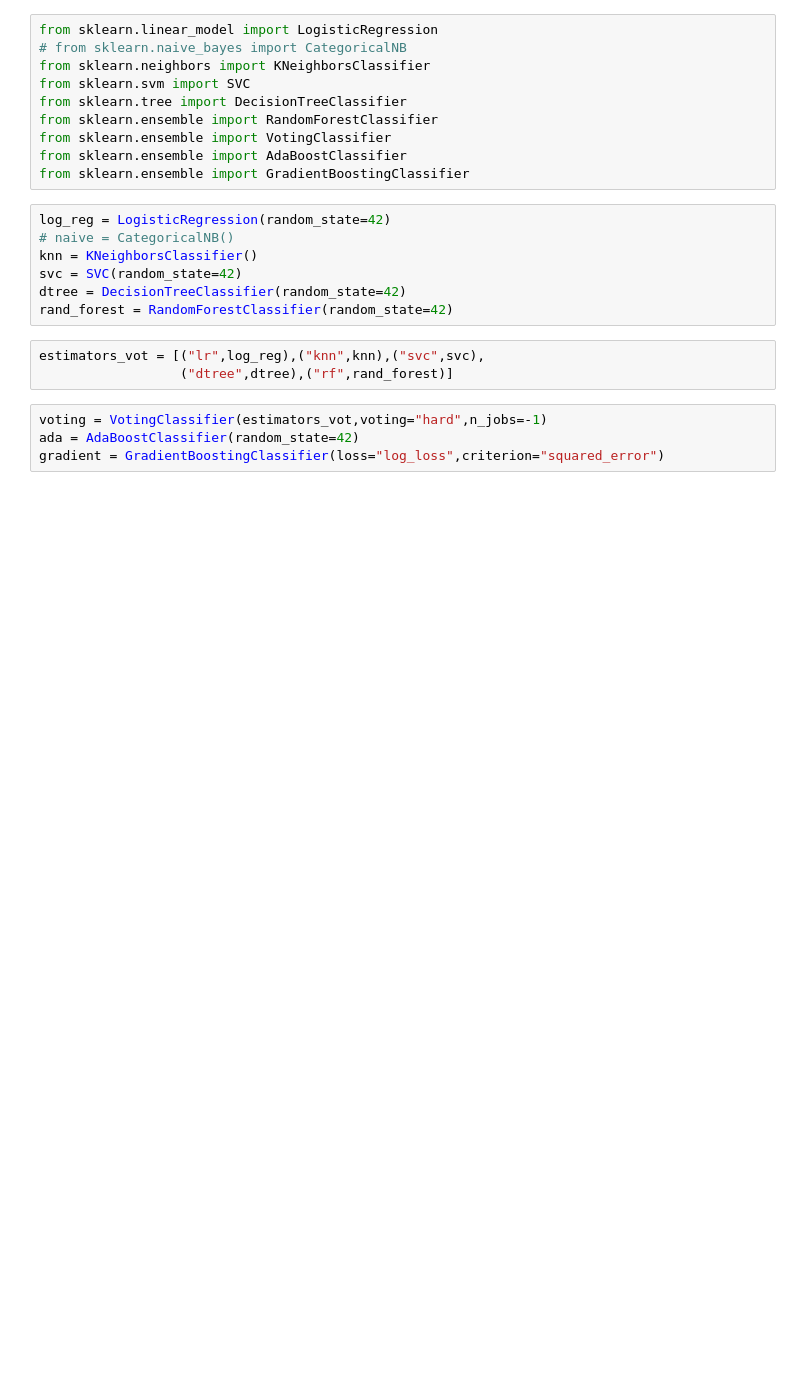
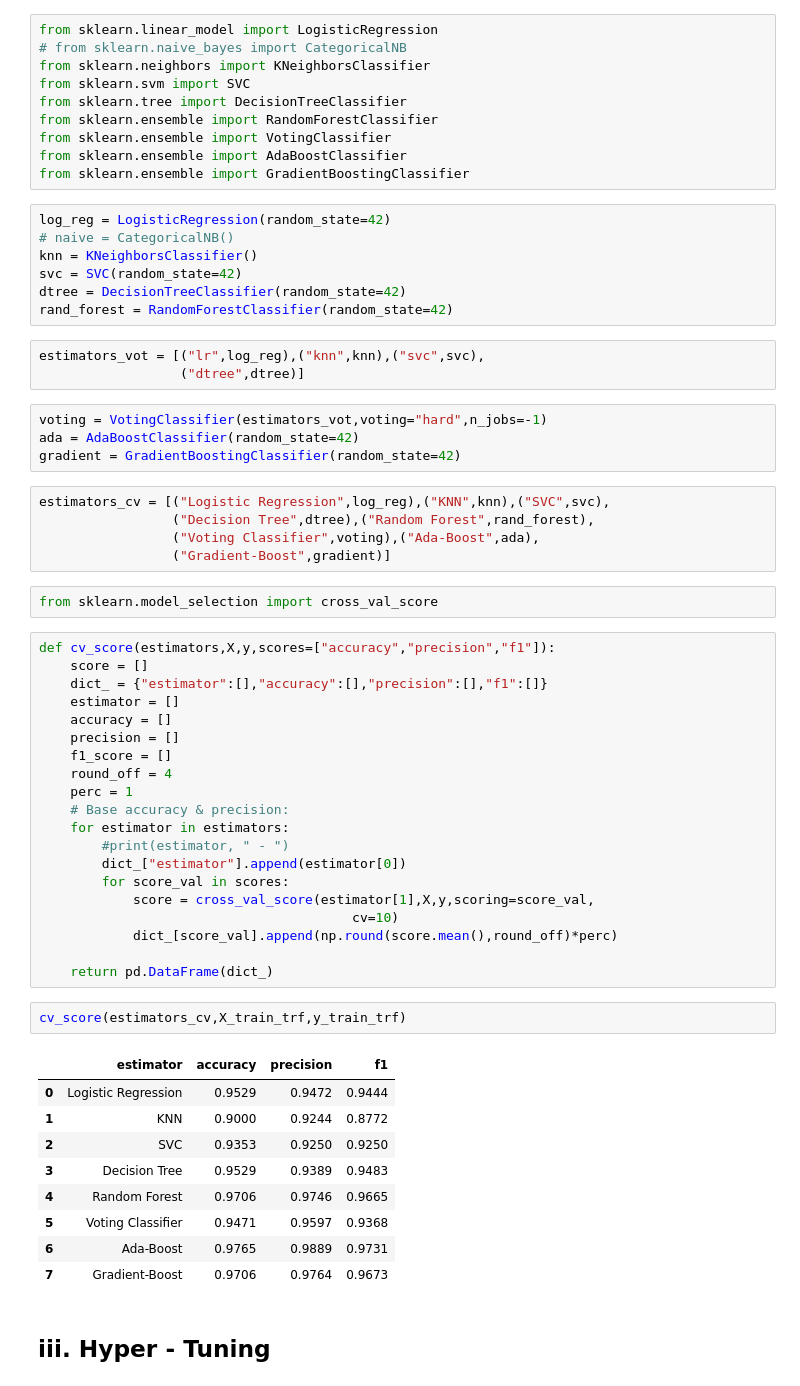
Before and after one commit to sreeman-11021996/Algeria_Forest_Fire_Predictor, a Jupyter notebook: Forest Fires part 2 - Model Building.ipynb, the cells around one changed output. Cells and saved outputs as stored; diff of their text form; blank space fills up the shorter version.

```diff
--- a/Forest Fires part 2 - Model Building.ipynb
+++ b/Forest Fires part 2 - Model Building.ipynb
@@ -300,8 +303,49 @@ dtree = DecisionTreeClassifier(random_state=42)
 rand_forest = RandomForestClassifier(random_state=42)
 # %%
 estimators_vot = [("lr",log_reg),("knn",knn),("svc",svc),
-                  ("dtree",dtree),("rf",rand_forest)]
+                  ("dtree",dtree)]
 # %%
 voting = VotingClassifier(estimators_vot,voting="hard",n_jobs=-1)
 ada = AdaBoostClassifier(random_state=42)
-gradient = GradientBoostingClassifier(loss="log_loss",criterion="squared_error")
+gradient = GradientBoostingClassifier(random_state=42)
+# %%
+estimators_cv = [("Logistic Regression",log_reg),("KNN",knn),("SVC",svc),
+                 ("Decision Tree",dtree),("Random Forest",rand_forest),
+                 ("Voting Classifier",voting),("Ada-Boost",ada),
+                 ("Gradient-Boost",gradient)]
+# %%
+from sklearn.model_selection import cross_val_score
+# %%
+def cv_score(estimators,X,y,scores=["accuracy","precision","f1"]):
+    score = []
+    dict_ = {"estimator":[],"accuracy":[],"precision":[],"f1":[]}
+    estimator = []
+    accuracy = []
+    precision = []
+    f1_score = []
+    round_off = 4
+    perc = 1
+    # Base accuracy & precision:
+    for estimator in estimators:
+        #print(estimator, " - ")
+        dict_["estimator"].append(estimator[0])
+        for score_val in scores:
+            score = cross_val_score(estimator[1],X,y,scoring=score_val,
+                                        cv=10)
+            dict_[score_val].append(np.round(score.mean(),round_off)*perc)
+
+    return pd.DataFrame(dict_)
+# %%
+cv_score(estimators_cv,X_train_trf,y_train_trf)
+# %% [output]
+|  | estimator | accuracy | precision | f1 |
+| 0 | Logistic Regression | 0.9529 | 0.9472 | 0.9444 |
+| 1 | KNN | 0.9000 | 0.9244 | 0.8772 |
+| 2 | SVC | 0.9353 | 0.9250 | 0.9250 |
+| 3 | Decision Tree | 0.9529 | 0.9389 | 0.9483 |
+| 4 | Random Forest | 0.9706 | 0.9746 | 0.9665 |
+| 5 | Voting Classifier | 0.9471 | 0.9597 | 0.9368 |
+| 6 | Ada-Boost | 0.9765 | 0.9889 | 0.9731 |
+| 7 | Gradient-Boost | 0.9706 | 0.9764 | 0.9673 |
+# %% [markdown]
+## iii. Hyper - Tuning
```
Also changed, not shown: parts of 13 cells of this notebook.
